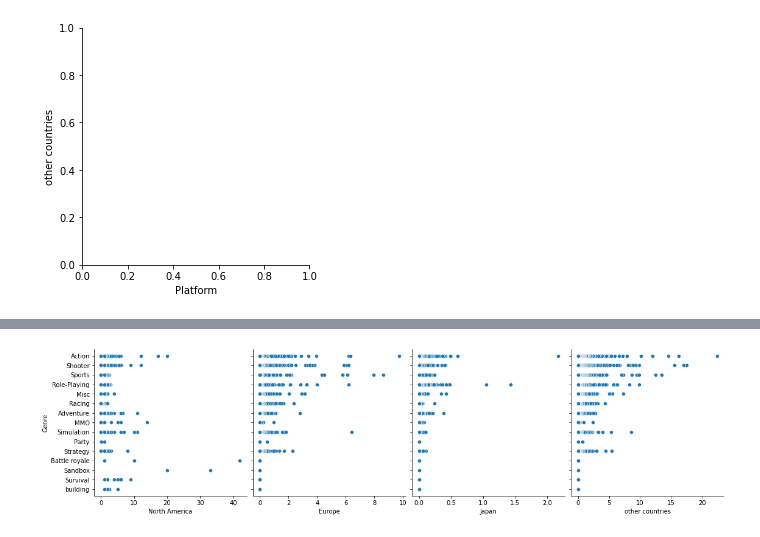
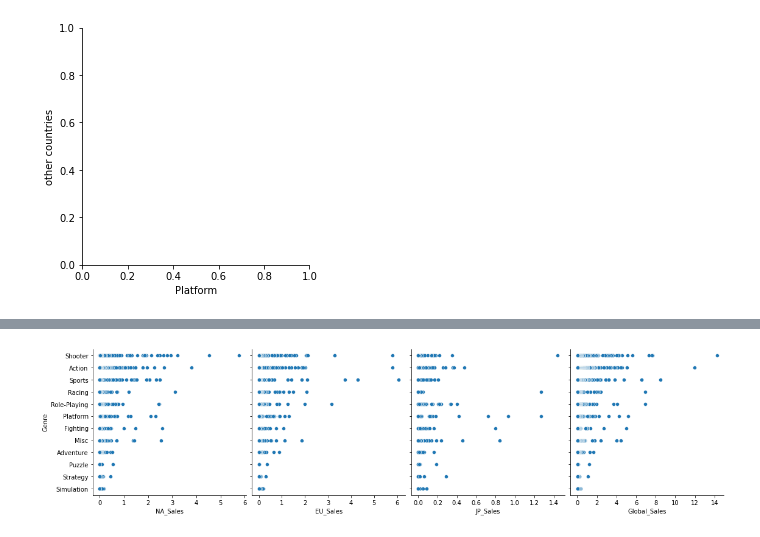
Before and after one commit to jwetapatel/Final-Project_Group4, a Jupyter notebook: Videogame_Sales_Forcasting.ipynb, the cells around one changed output, grey strips where cells are left out. Drawn from its saved outputs; the diff is of its cells as text; code cells hidden in the pictures.

```diff
--- a/Videogame_Sales_Forcasting.ipynb
+++ b/Videogame_Sales_Forcasting.ipynb
@@ -71,0 +95,14 @@ memory usage: 176.6+ KB
+# %%
+vgd_df['JP_Sales'] = pd.to_numeric(vgd_df['JP_Sales'], errors='coerce')
+# %%
+vgd_df['Global_Sales'] = pd.to_numeric(vgd_df['Global_Sales'], errors='coerce')
+# %%
+values = ['NES', 'GB', 'DS', 'X360', 'PS3', 'PS2', 'SNES', 'GBA',
+       '3DS', 'N64', 'PS', 'XB', 'PC', '2600', 'PSP', 'GC', 'Wii',
+        'GEN', 'DC', 'PSV', 'SAT', 'SCD', 'WS', 'NG', 'TG16',
+       '3DO', 'GG', 'PCFX']
+values2 = ['Wii']
+# %%
+#drop rows that contain any value in the list
+vgd_df = vgd_df[vgd_df.Platform.isin (values) == False]
+vgd_df = vgd_df[vgd_df.Platform.isin (values2) == False]
@@ -147,6 +233,6 @@ plt.show()
 # %%
 
-sns.pairplot(vgd_df, x_vars=['North America', 'Europe', 'Japan', 'other countries'], y_vars='Genre', height=4, aspect=1, kind='scatter')
+sns.pairplot(vgd_df, x_vars=['NA_Sales', 'EU_Sales', 'JP_Sales', 'Global_Sales'], y_vars='Genre', height=4, aspect=1, kind='scatter')
 plt.show()
 # %% [output]
-[figure, old version]
+[figure, new version]
```
Also changed, not shown: parts of 43 cells of this notebook.
